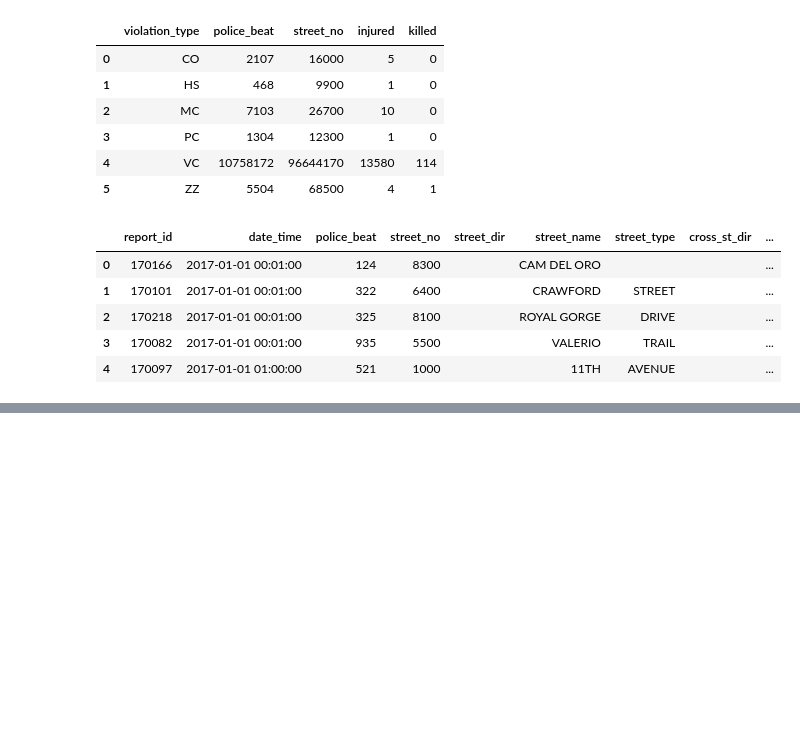
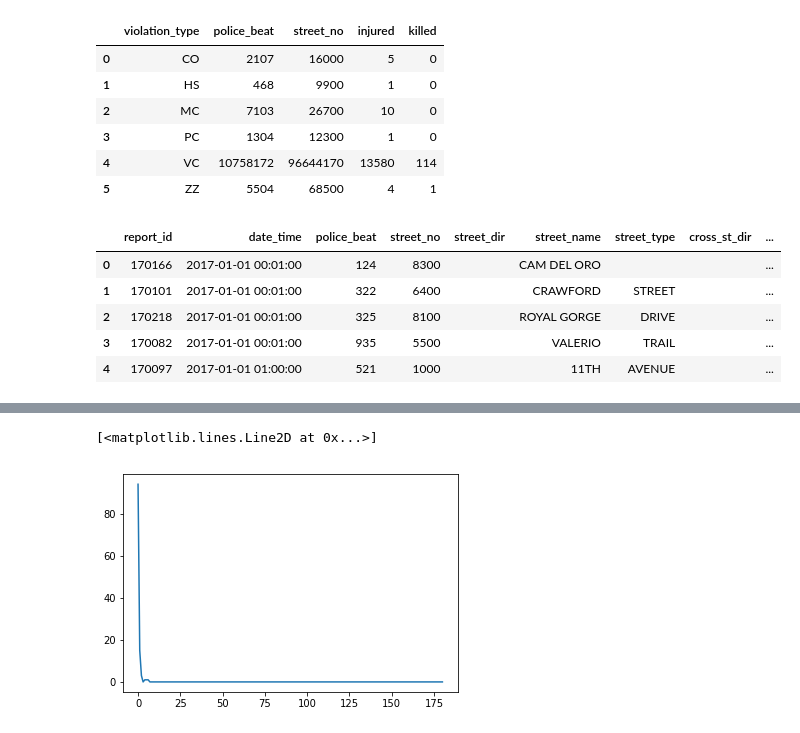
Before and after one commit to data-science-student-society/datathon2019, a Jupyter notebook: workshops/Traffic Workshop/Traffic Dataset Workshop.ipynb, the cells around one changed output, grey strips where cells are left out. Cells and saved outputs as stored; diff of their text form; code cells hidden in the pictures; blank space fills up the shorter version.

```diff
--- a/workshops/Traffic Workshop/Traffic Dataset Workshop.ipynb
+++ b/workshops/Traffic Workshop/Traffic Dataset Workshop.ipynb
@@ -256,0 +271,5 @@ grouped
+# %%
+plt.plot(grouped.index, grouped.killed)
+# %% [output]
+[<matplotlib.lines.Line2D at 0x...>]
+[figure, added]
```
Also changed, not shown: parts of 7 cells of this notebook, 2 other files.
